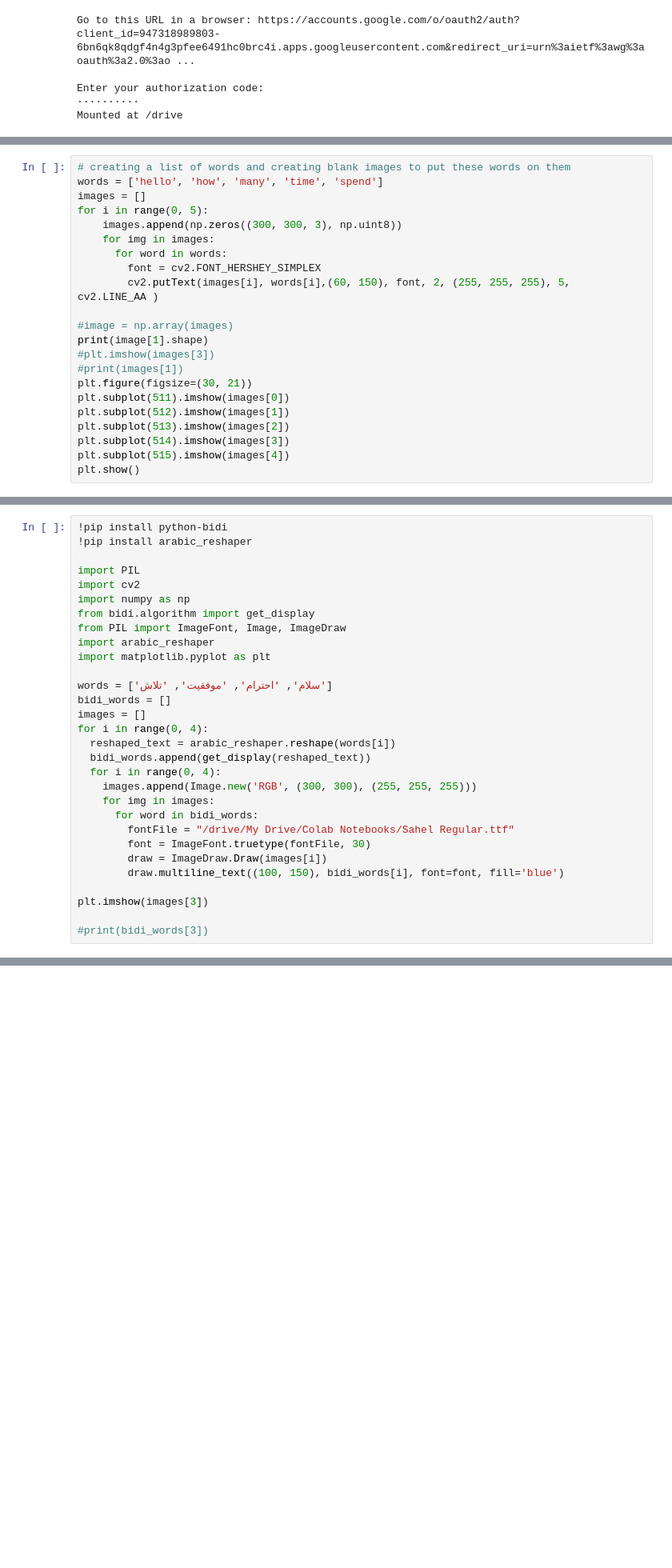
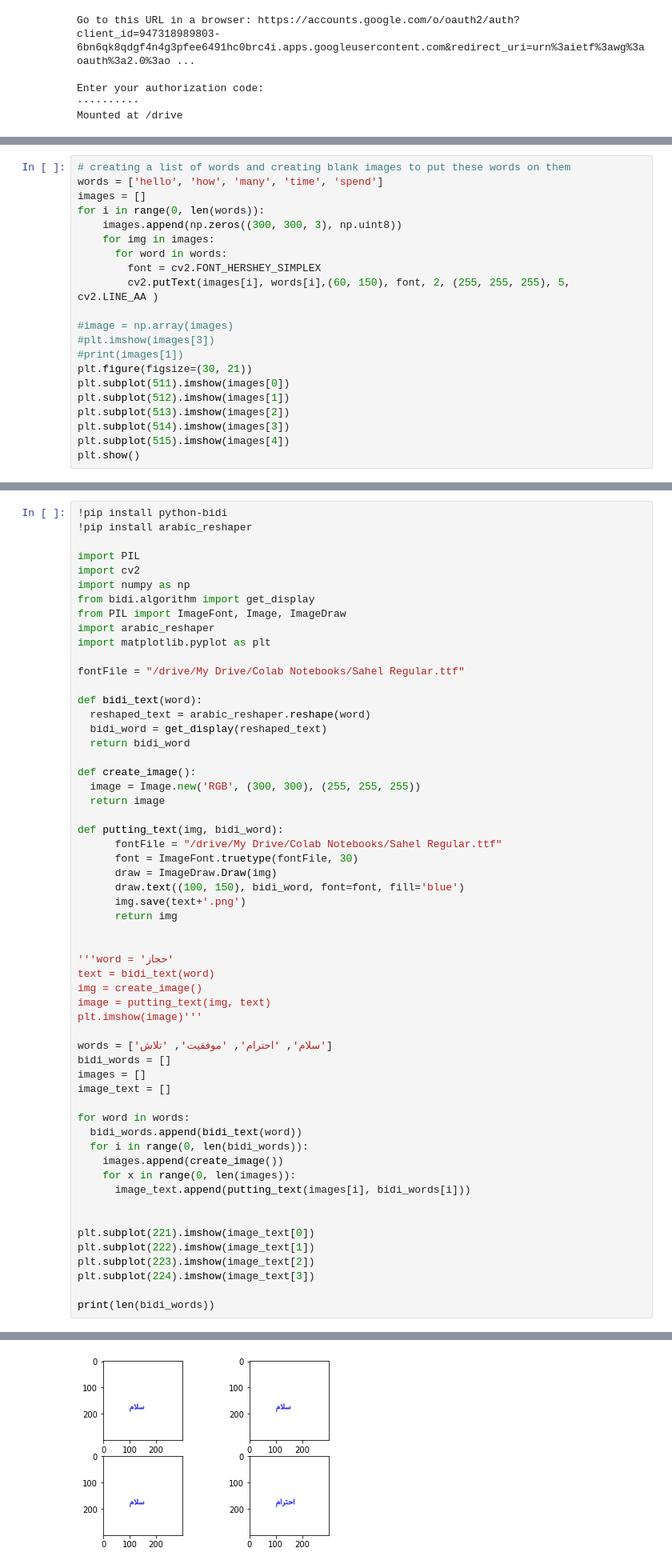
Before and after one commit to hejazn86/OCR_Persian_textDetecter, a Jupyter notebook: OCR_experimental_codes.ipynb, the cells around one changed output, grey strips where cells are left out. Shown: that part at 80% size. Saved outputs shown, nothing was run; the diff lists cells and outputs as text; blank space fills up the shorter version.

```diff
--- a/OCR_experimental_codes.ipynb
+++ b/OCR_experimental_codes.ipynb
@@ -30,7 +30,7 @@ plt.imshow(img)
 # creating a list of words and creating blank images to put these words on them
 words = ['hello', 'how', 'many', 'time', 'spend']
 images = []
-for i in range(0, 5):
+for i in range(0, len(words)):
     images.append(np.zeros((300, 300, 3), np.uint8))
     for img in images:
       for word in words:
@@ -38,7 +38,6 @@ for i in range(0, 5):
         cv2.putText(images[i], words[i],(60, 150), font, 2, (255, 255, 255), 5, cv2.LINE_AA )
 
 #image = np.array(images)
-print(image[1].shape)
 #plt.imshow(images[3])
 #print(images[1])
 plt.figure(figsize=(30, 21))
@@ -130,21 +128,49 @@ from PIL import ImageFont, Image, ImageDraw
 import arabic_reshaper
 import matplotlib.pyplot as plt
 
+fontFile = "/drive/My Drive/Colab Notebooks/Sahel Regular.ttf"
+
+def bidi_text(word):
+  reshaped_text = arabic_reshaper.reshape(word)
+  bidi_word = get_display(reshaped_text)
+  return bidi_word
+
+def create_image():
+  image = Image.new('RGB', (300, 300), (255, 255, 255))
+  return image
+
+def putting_text(img, bidi_word):
+      fontFile = "/drive/My Drive/Colab Notebooks/Sahel Regular.ttf"
+      font = ImageFont.truetype(fontFile, 30)
+      draw = ImageDraw.Draw(img)
+      draw.text((100, 150), bidi_word, font=font, fill='blue')
+      img.save(text+'.png')
+      return img
+
+
+'''word = 'حجاز'
+text = bidi_text(word)
+img = create_image()
+image = putting_text(img, text)
+plt.imshow(image)'''
+
 words = ['سلام', 'احترام', 'موفقیت', 'تلاش']
 bidi_words = []
 images = []
-for i in range(0, 4):
-  reshaped_text = arabic_reshaper.reshape(words[i])
-  bidi_words.append(get_display(reshaped_text))
-  for i in range(0, 4):
-    images.append(Image.new('RGB', (300, 300), (255, 255, 255)))
-    for img in images:
-      for word in bidi_words:
-        fontFile = "/drive/My Drive/Colab Notebooks/Sahel Regular.ttf"
-        font = ImageFont.truetype(fontFile, 30)
-        draw = ImageDraw.Draw(images[i])
-        draw.multiline_text((100, 150), bidi_words[i], font=font, fill='blue')
+image_text = []
 
-plt.imshow(images[3])
+for word in words:
+  bidi_words.append(bidi_text(word))
+  for i in range(0, len(bidi_words)):
+    images.append(create_image())
+    for x in range(0, len(images)):
+      image_text.append(putting_text(images[i], bidi_words[i]))
 
-#print(bidi_words[3])
+
+plt.subplot(221).imshow(image_text[0])
+plt.subplot(222).imshow(image_text[1])
+plt.subplot(223).imshow(image_text[2])
+plt.subplot(224).imshow(image_text[3])
+
+print(len(bidi_words))
+# %% [output]
@@ -151,3 +183,4 @@ plt.imshow(images[3])
+[figure, added]
 # %%
 '''!pip install freetype-py
 import cv2
```
Also changed, not shown: parts of 4 cells of this notebook.
